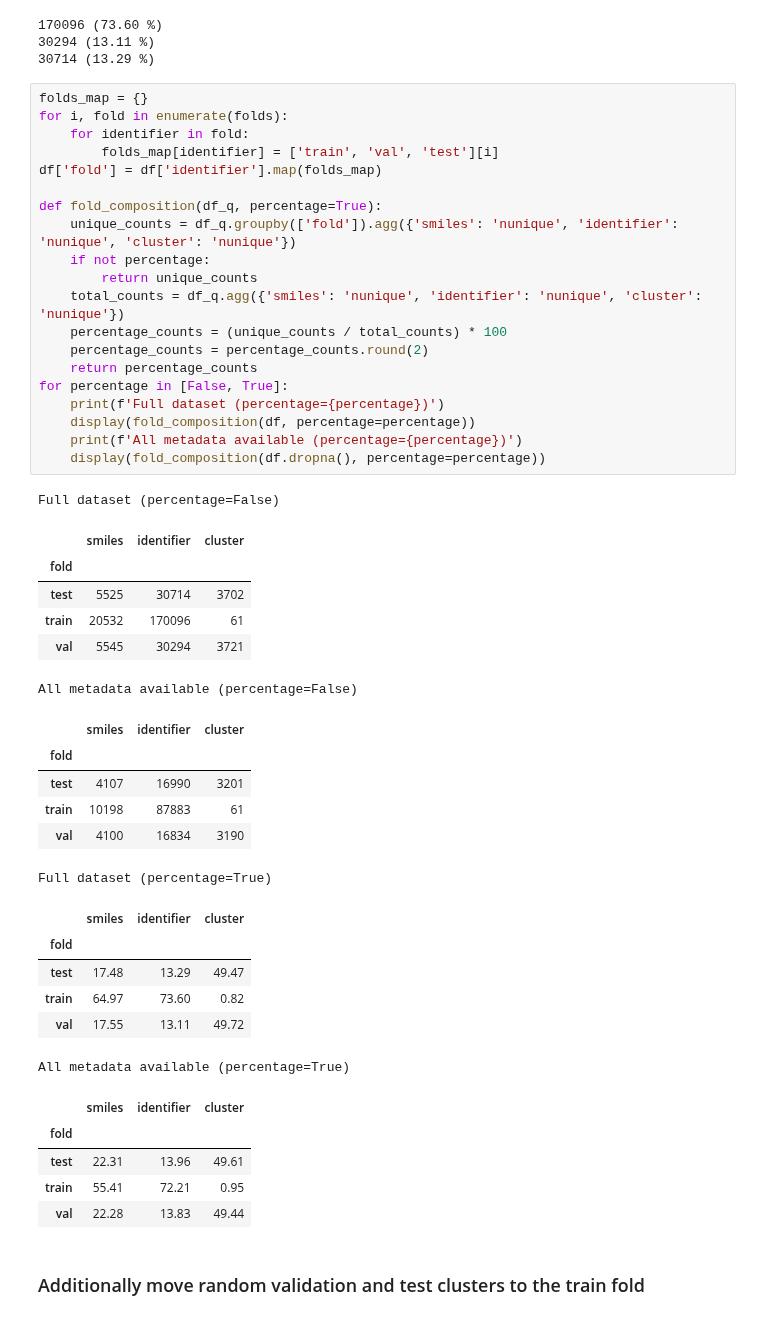
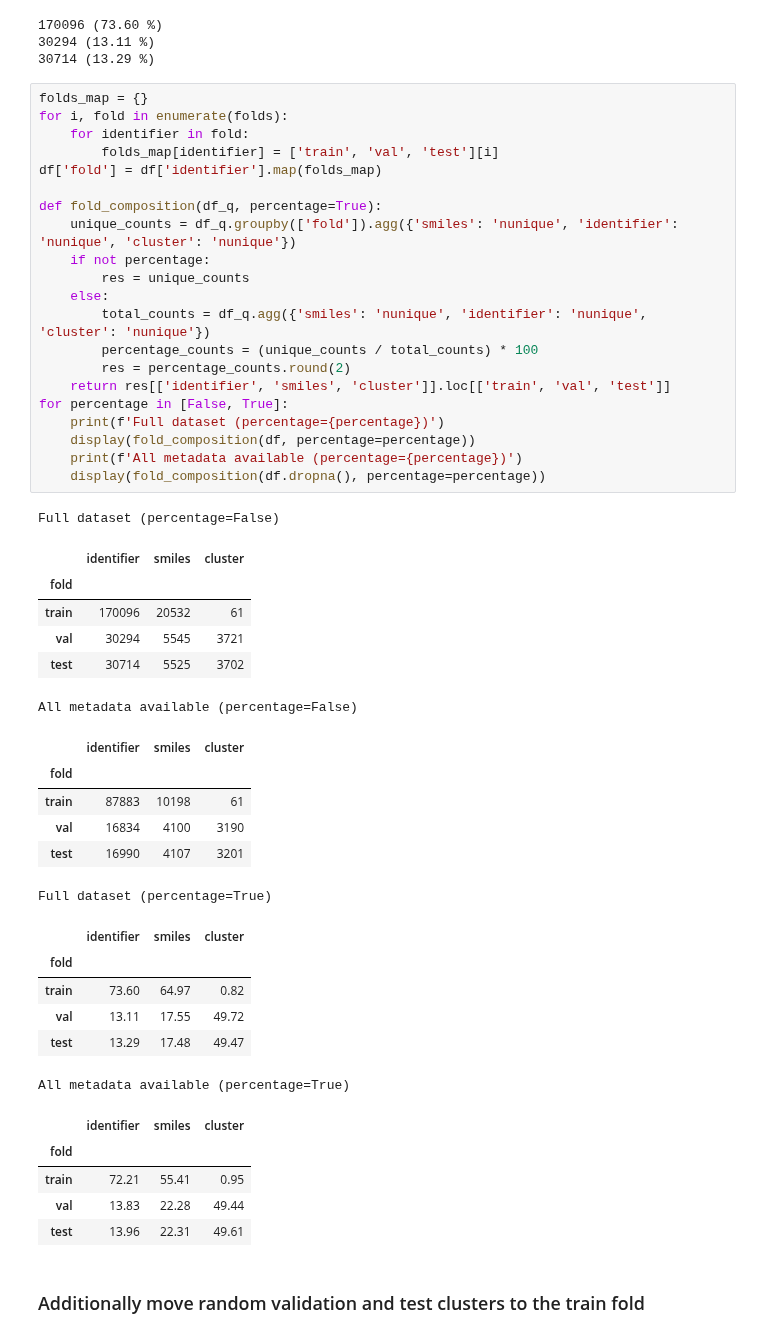
Before and after one commit to pluskal-lab/MassSpecGym, a Jupyter notebook: notebooks/dataset_construction/5_split.ipynb, the cells around one changed output. Saved outputs shown, nothing was run; the diff lists cells and outputs as text.

```diff
--- a/notebooks/dataset_construction/5_split.ipynb
+++ b/notebooks/dataset_construction/5_split.ipynb
@@ -157,48 +154,49 @@ for i, (train_index, test_index) in enumerate(sgkf_split):
 # %%
 folds_map = {}
 for i, fold in enumerate(folds):
     for identifier in fold:
         folds_map[identifier] = ['train', 'val', 'test'][i]
 df['fold'] = df['identifier'].map(folds_map)
 
 def fold_composition(df_q, percentage=True):
     unique_counts = df_q.groupby(['fold']).agg({'smiles': 'nunique', 'identifier': 'nunique', 'cluster': 'nunique'})
     if not percentage:
-        return unique_counts
-    total_counts = df_q.agg({'smiles': 'nunique', 'identifier': 'nunique', 'cluster': 'nunique'})
-    percentage_counts = (unique_counts / total_counts) * 100
-    percentage_counts = percentage_counts.round(2)
-    return percentage_counts
+        res = unique_counts
+    else:
+        total_counts = df_q.agg({'smiles': 'nunique', 'identifier': 'nunique', 'cluster': 'nunique'})
+        percentage_counts = (unique_counts / total_counts) * 100
+        res = percentage_counts.round(2)
+    return res[['identifier', 'smiles', 'cluster']].loc[['train', 'val', 'test']]
 for percentage in [False, True]:
     print(f'Full dataset (percentage={percentage})')
     display(fold_composition(df, percentage=percentage))
     print(f'All metadata available (percentage={percentage})')
     display(fold_composition(df.dropna(), percentage=percentage))
 # %% [output]
 Full dataset (percentage=False)
-|  | smiles | identifier | cluster |
+|  | identifier | smiles | cluster |
 | fold |  |  |  |
-| test | 5525 | 30714 | 3702 |
-| train | 20532 | 170096 | 61 |
-| val | 5545 | 30294 | 3721 |
+| train | 170096 | 20532 | 61 |
+| val | 30294 | 5545 | 3721 |
+| test | 30714 | 5525 | 3702 |
 All metadata available (percentage=False)
-|  | smiles | identifier | cluster |
+|  | identifier | smiles | cluster |
 | fold |  |  |  |
-| test | 4107 | 16990 | 3201 |
-| train | 10198 | 87883 | 61 |
-| val | 4100 | 16834 | 3190 |
+| train | 87883 | 10198 | 61 |
+| val | 16834 | 4100 | 3190 |
+| test | 16990 | 4107 | 3201 |
 Full dataset (percentage=True)
-|  | smiles | identifier | cluster |
+|  | identifier | smiles | cluster |
 | fold |  |  |  |
-| test | 17.48 | 13.29 | 49.47 |
-| train | 64.97 | 73.60 | 0.82 |
-| val | 17.55 | 13.11 | 49.72 |
+| train | 73.60 | 64.97 | 0.82 |
+| val | 13.11 | 17.55 | 49.72 |
+| test | 13.29 | 17.48 | 49.47 |
 All metadata available (percentage=True)
-|  | smiles | identifier | cluster |
+|  | identifier | smiles | cluster |
 | fold |  |  |  |
-| test | 22.31 | 13.96 | 49.61 |
-| train | 55.41 | 72.21 | 0.95 |
-| val | 22.28 | 13.83 | 49.44 |
+| train | 72.21 | 55.41 | 0.95 |
+| val | 13.83 | 22.28 | 49.44 |
+| test | 13.96 | 22.31 | 49.61 |
 # %% [markdown]
 ### Additionally move random validation and test clusters to the train fold
 # %%
```
Also changed, not shown: parts of 11 cells of this notebook.
